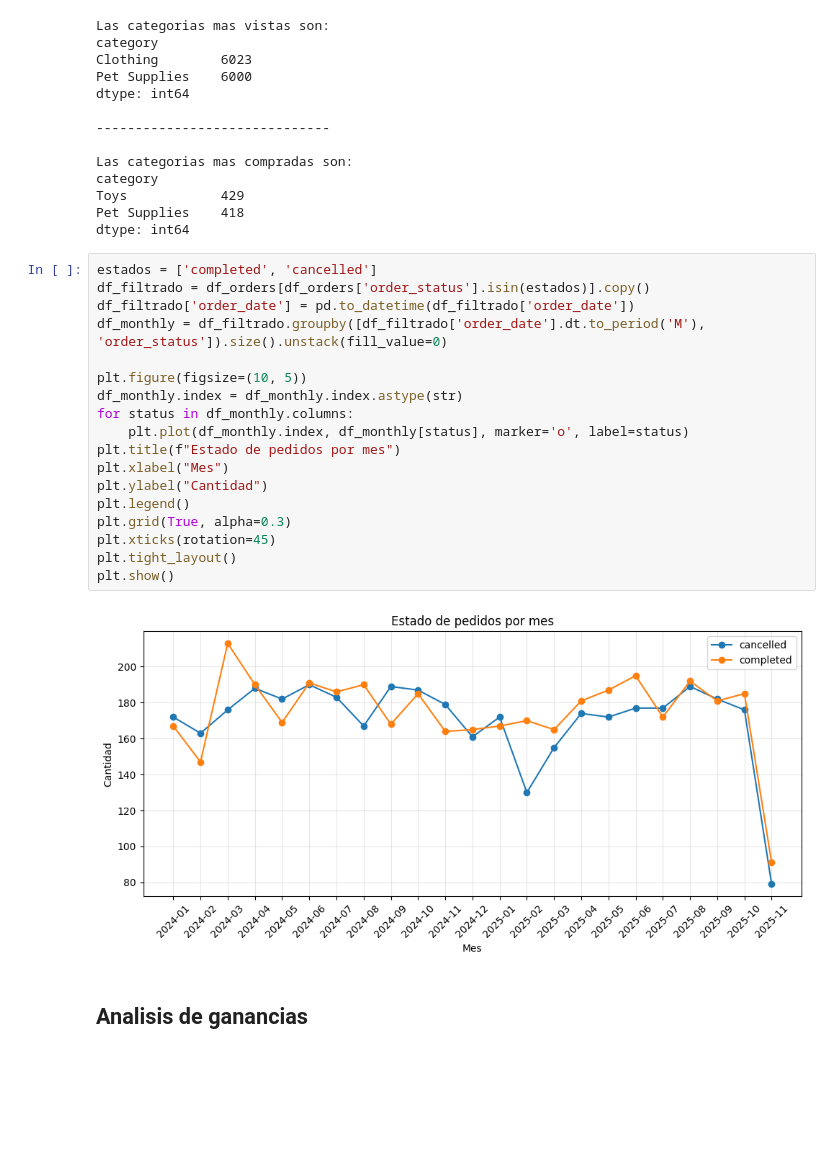
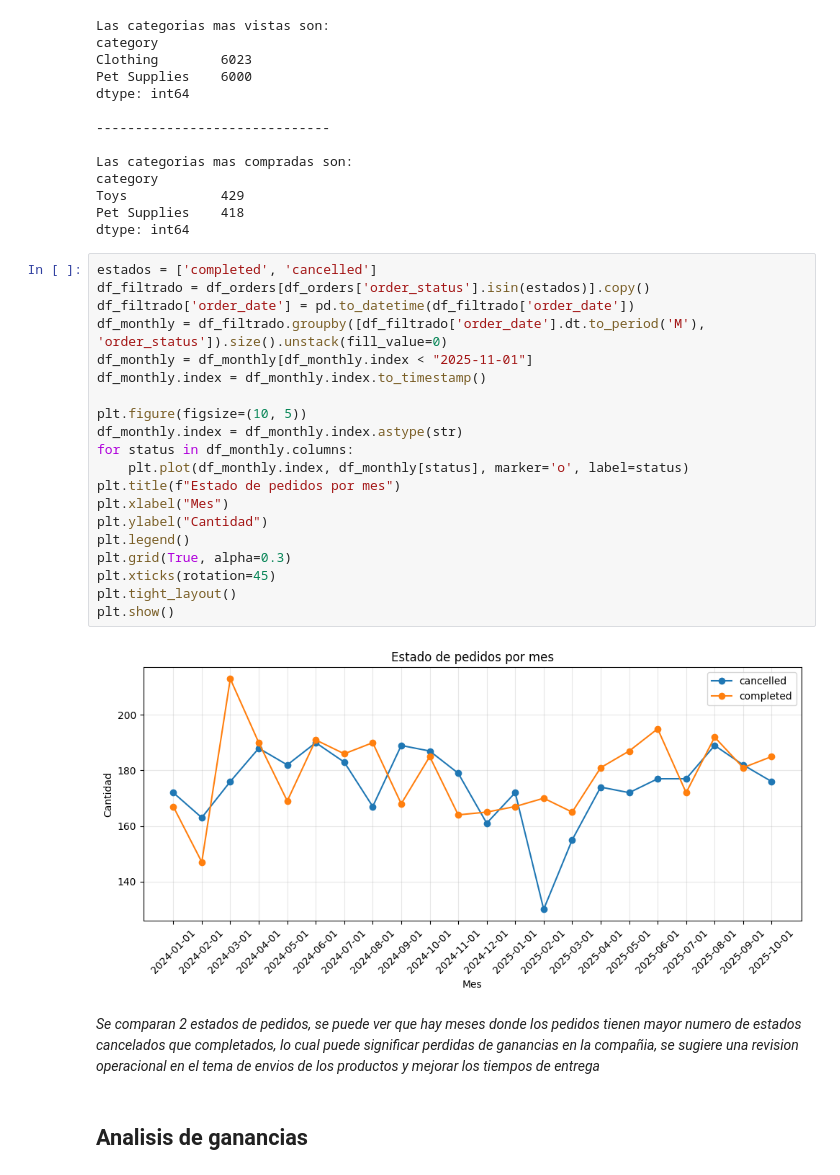
Before and after one commit to IvanFM888/PF-Quantum_Insights, a Jupyter notebook: EDA.ipynb, the cells around one changed output. Drawn from its saved outputs; the diff is of its cells as text; blank space fills up the shorter version.

```diff
--- a/EDA.ipynb
+++ b/EDA.ipynb
@@ -216,23 +298,27 @@ dtype: int64
 # %%
 estados = ['completed', 'cancelled']
 df_filtrado = df_orders[df_orders['order_status'].isin(estados)].copy()
 df_filtrado['order_date'] = pd.to_datetime(df_filtrado['order_date'])
 df_monthly = df_filtrado.groupby([df_filtrado['order_date'].dt.to_period('M'), 'order_status']).size().unstack(fill_value=0)
+df_monthly = df_monthly[df_monthly.index < "2025-11-01"]
+df_monthly.index = df_monthly.index.to_timestamp()
 
 plt.figure(figsize=(10, 5))
 df_monthly.index = df_monthly.index.astype(str)
 for status in df_monthly.columns:
     plt.plot(df_monthly.index, df_monthly[status], marker='o', label=status)
 plt.title(f"Estado de pedidos por mes")
 plt.xlabel("Mes")
 plt.ylabel("Cantidad")
 plt.legend()
 plt.grid(True, alpha=0.3)
 plt.xticks(rotation=45)
 plt.tight_layout()
 plt.show()
 # %% [output]
-[figure, old version]
+[figure, new version]
+# %% [markdown]
+*Se comparan 2 estados de pedidos, se puede ver que hay meses donde los pedidos tienen mayor numero de estados cancelados que completados, lo cual puede significar perdidas de ganancias en la compañia, se sugiere una revision operacional en el tema de envios de los productos y mejorar los tiempos de entrega*
 # %% [markdown]
 ## Analisis de ganancias
 # %%
```
Also changed, not shown: parts of 14 cells of this notebook.
